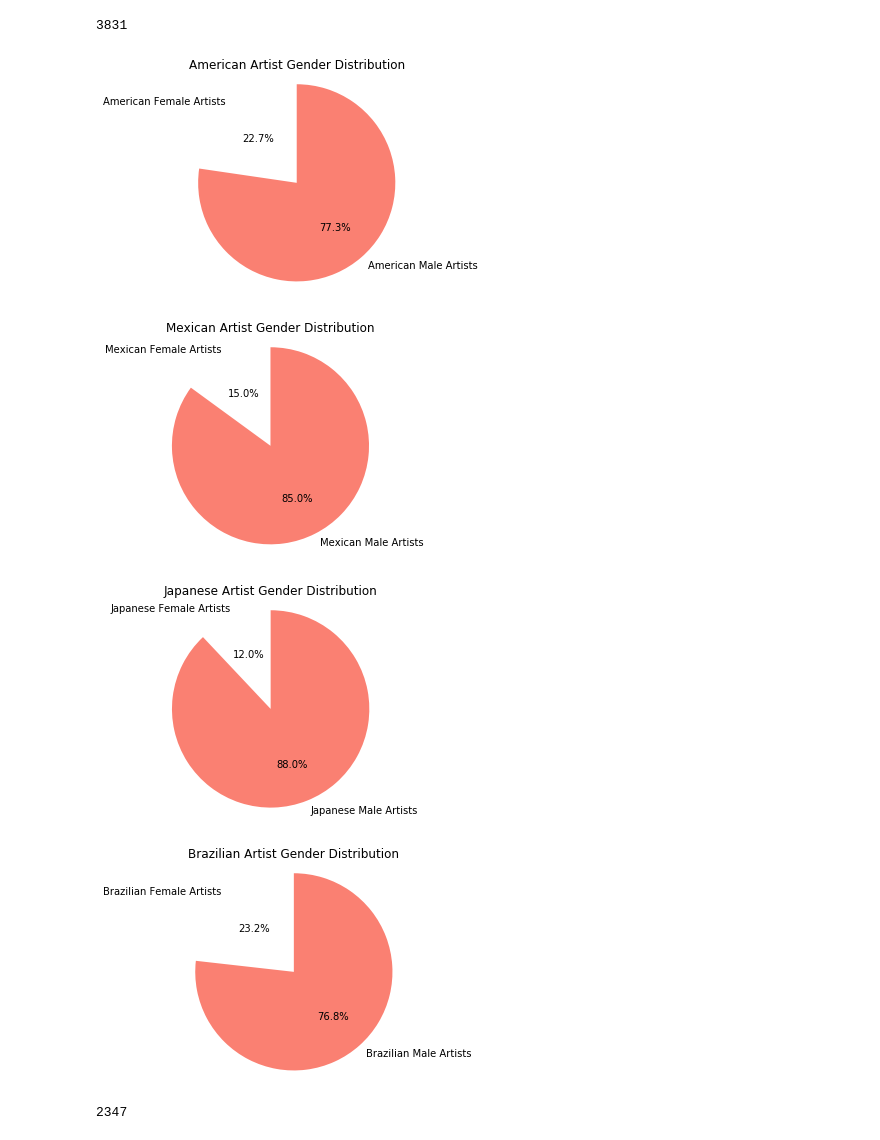
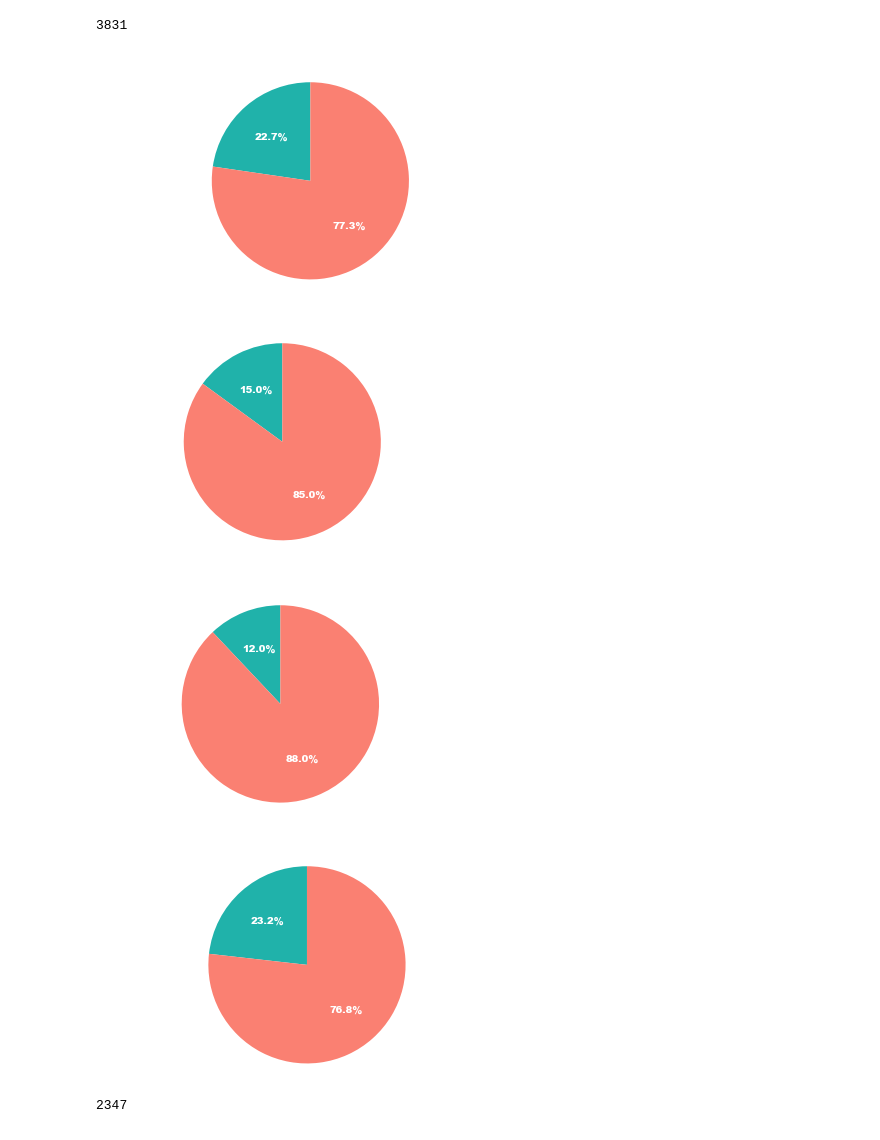
Before and after one commit to Aquanewbie/Moma-Art-Data-Analysis.github.io, a Jupyter notebook: template/images/Art Query.ipynb, the cells around one changed output. Cells and saved outputs as stored; diff of their text form; code cells hidden in the pictures.

```diff
--- a/template/images/Art Query.ipynb
+++ b/template/images/Art Query.ipynb
@@ -4,6 +4,7 @@ import pandas as pd
 import numpy as np
 import matplotlib.pyplot as plt
 Moma = pd.read_csv('Moma Artists.csv')
+plt.rcParams['font.sans-serif'] = "Arial Black"
 # %%
 Moma.head()
 # %% [output]
@@ -190,16 +201,18 @@ USMalesLen
 # %%
 GenderCount =[USFemalesLen, USMalesLen]
 labels = ['American Female Artists', 'American Male Artists']
 
 fig1, ax1 = plt.subplots()
-ax1.pie(GenderCount, labels=labels, autopct='%1.1f%%', startangle=90, colors=['white', 'salmon'])
+ax1.pie(GenderCount, labels=labels, autopct='%1.1f%%', startangle=90, colors=['lightseagreen', 'salmon'], textprops=dict(color='white'))
 ax1.axis('equal')  # Equal aspect ratio ensures that pie is drawn as a circle.
-plt.title('American Artist Gender Distribution')
+
+
+plt.title('American Artist Gender Distribution', color='white')
 plt.show()
 
 fig1.savefig('AmericanArtistsGender.png', transparent=True, quality=90, dpi=150)
 # %% [output]
-[figure, old version]
+[figure, new version]
 # %%
 Mexican_females=Moma.loc[(Moma['Gender'] == 'Female') & (Moma['Nationality']=='Mexican')]
 MexFemalesLen = len(Mexican_females['Gender'])
@@ -210,13 +223,13 @@ GenderCount =[MexFemalesLen, MexMalesLen]
 labels = ['Mexican Female Artists', 'Mexican Male Artists']
 
 fig1, ax1 = plt.subplots()
-ax1.pie(GenderCount, labels=labels, autopct='%1.1f%%', startangle=90, colors=['white', 'salmon'])
+ax1.pie(GenderCount, labels=labels, autopct='%1.1f%%', startangle=90, colors=['lightseagreen', 'salmon'], textprops=dict(color='white'))
 ax1.axis('equal')  # Equal aspect ratio ensures that pie is drawn as a circle.
-plt.title('Mexican Artist Gender Distribution')
+plt.title('Mexican Artist Gender Distribution', color='white')
 plt.show()
 fig1.savefig('MexicanArtistsGender.png', transparent=True, quality=90, dpi=150)
 # %% [output]
-[figure, old version]
+[figure, new version]
 # %%
 Japanese_females=Moma.loc[(Moma['Gender'] == 'Female') & (Moma['Nationality']=='Japanese')]
 JapaneseFemalesLen = len(Japanese_females['Gender'])
@@ -227,13 +240,13 @@ GenderCount =[JapaneseFemalesLen, JapaneseMalesLen]
 labels = ['Japanese Female Artists', 'Japanese Male Artists']
 
 fig1, ax1 = plt.subplots()
-ax1.pie(GenderCount, labels=labels, autopct='%1.1f%%', startangle=90, colors=['white', 'salmon'])
+ax1.pie(GenderCount, labels=labels, autopct='%1.1f%%', startangle=90, colors=['lightseagreen', 'salmon'], textprops=dict(color='white'))
 ax1.axis('equal')  # Equal aspect ratio ensures that pie is drawn as a circle.
-plt.title('Japanese Artist Gender Distribution')
+plt.title('Japanese Artist Gender Distribution', color='white')
 plt.show()
 fig1.savefig('JapaneseArtistsGender.png', transparent=True, quality=90, dpi=150)
 # %% [output]
-[figure, old version]
+[figure, new version]
 # %%
 Brazilian_females=Moma.loc[(Moma['Gender'] == 'Female') & (Moma['Nationality']=='Brazilian')]
 BrazilianFemalesLen = len(Brazilian_females['Gender'])
@@ -244,13 +257,13 @@ GenderCount =[BrazilianFemalesLen, BrazilianMalesLen]
 labels = ['Brazilian Female Artists', 'Brazilian Male Artists']
 
 fig1, ax1 = plt.subplots()
-ax1.pie(GenderCount, labels=labels, autopct='%1.1f%%', startangle=90, colors=['white', 'salmon'])
+ax1.pie(GenderCount, labels=labels, autopct='%1.1f%%', startangle=90, colors=['lightseagreen', 'salmon'], textprops=dict(color='white'))
 ax1.axis('equal')  # Equal aspect ratio ensures that pie is drawn as a circle.
-plt.title('Brazilian Artist Gender Distribution')
+plt.title('Brazilian Artist Gender Distribution', color='white')
 plt.show()
 fig1.savefig('BrazilianArtistsGender.png', transparent=True, quality=90, dpi=150)
 # %% [output]
-[figure, old version]
+[figure, new version]
 # %%
 Females=Moma.loc[(Moma['Gender'] == 'Female')]
 FemalesLen = len(Females['Gender'])
```
Also changed, not shown: parts of 4 cells of this notebook, 15 other files.
